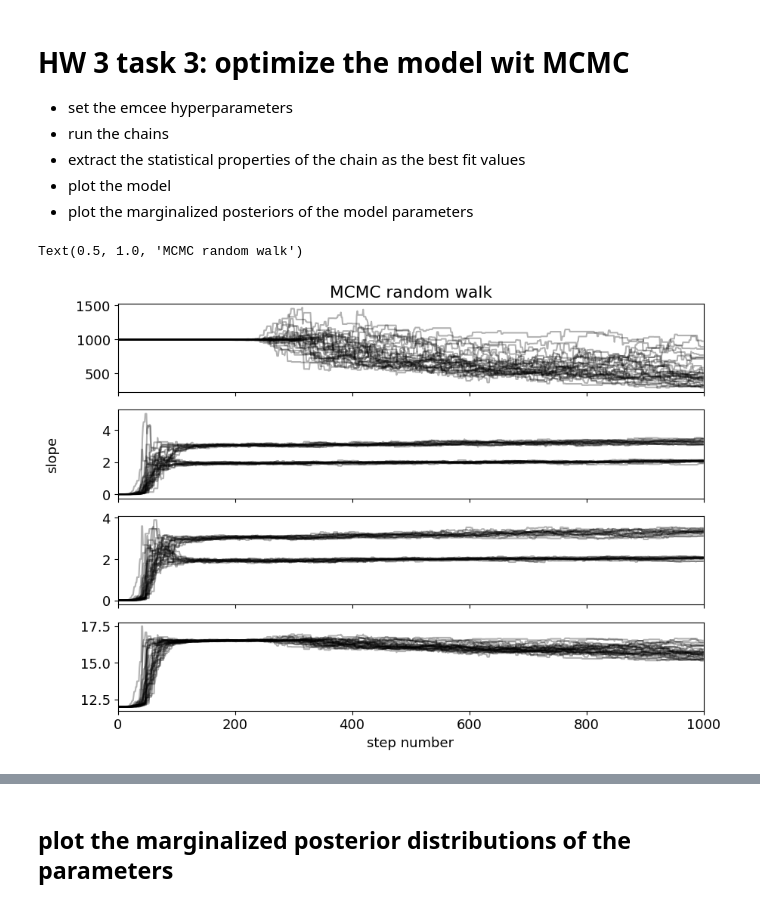
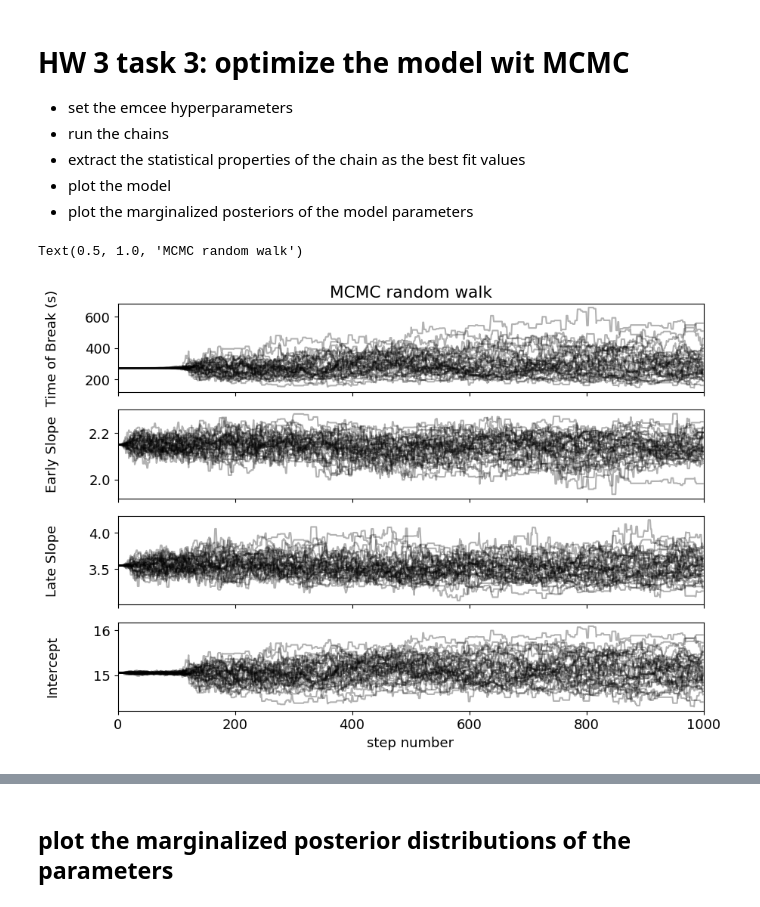
Before and after one commit to jarrodsb/DSPS_JBieber, a Jupyter notebook: HW6/Second_Half_fitlinetogrbafterglow_mcmc_Bieber_dsps25.ipynb, the cells around one changed output, grey strips where cells are left out. Cells and saved outputs as stored; diff of their text form; code cells hidden in the pictures.

```diff
--- a/HW6/Second_Half_fitlinetogrbafterglow_mcmc_Bieber_dsps25.ipynb
+++ b/HW6/Second_Half_fitlinetogrbafterglow_mcmc_Bieber_dsps25.ipynb
@@ -739,7 +734,7 @@ def bpl (theta, t):
     # Use the provided formula for magnitude
     return b - np.log10(((t/tb)**(-a1) + (t/tb)**(-a2)))
 # %%
-def log_likelihood_bpl(theta, t, y, yerr):
+def log_likelihood_bpl(theta, x, y, yerr):
   # use the same log_likelihood as before (chi2) but with the new model
   #theta is [Tb, a1, a2, b]
   #t is linear time
@@ -747,10 +742,10 @@ def log_likelihood_bpl(theta, t, y, yerr):
   #yerr is magnitude error
   #print(f"Testing parameters: Tb={theta[0]}, a1={theta[1]}, a2={theta[2]}, b={theta[3]}") # Add this print statement
   #chi2 likelihood : (data-model)**2 / uncertainty **2
-  return -0.5 * np.sum(((y - bpl(theta, t))**2) / yerr**2)
+  return -0.5 * np.sum(((y - bpl(theta, x))**2) / yerr**2)
 
 
-def log_prior_bpl(theta, t):
+def log_prior_bpl(theta):
   # similar to before, but choose relevant regions of avoidance based on the description of the model
   tb, a1, a2, b = theta
   # Priors: Tb is within data range, slopes are positive, b is reasonable magnitude offset
@@ -759,12 +754,12 @@ def log_prior_bpl(theta, t):
   return -np.inf
 
 
-def log_posterior_bpl(theta, t, y, yerr):
+def log_posterior_bpl(theta, x, y, yerr):
   # posterior ~ likelihood * prior => log_posterior ~ log_likelihood + log_prior
-  lp_bpl = log_prior_bpl(theta, t)
+  lp_bpl = log_prior_bpl(theta)
   if not np.isfinite(lp_bpl):
     return -np.inf
-  return lp_bpl + log_likelihood_bpl(theta, t, y, yerr)
+  return lp_bpl + log_likelihood_bpl(theta, x, y, yerr)
 # %% [markdown]
 # HW part 3 task 2:
 Find the initial starting point as a stochastic gradient descent minimization of the log likelihood
@@ -833,7 +828,8 @@ Figure 8: A plot of the error bars of our GRB afterglow data, overlayed with a b
 - plot the marginalized posteriors of the model parameters
 # %%
 # set the emcee hyperparameters
-ig = [1000, 0.005, 0.0025, 12]
+#ig = [1000, 0.005, 0.0025, 12]
+ig = [273, 2.15, 3.55, 15.05]
 
 #initialize N walkers
 nwalkers = 32
@@ -851,18 +847,22 @@ sampler.run_mcmc(pos, 1_000, progress=True); #progress=True show the dynamic per
 # %%
 #plot the chains
 fig, axes = plt.subplots(ndim, figsize=(10, 7), sharex=True)
 samples = sampler.get_chain()
 
 for i in range(ndim):
     ax = axes[i]
     ax.plot(samples[:, :, i], "k", alpha=0.3)
     ax.set_xlim(0, len(samples))
     ax.yaxis.set_label_coords(-0.1, 0.5)
 
 axes[-1].set_xlabel("step number");
-axes[1].set_ylabel("slope")
+
+axes[0].set_ylabel("Time of Break (s)")
+axes[1].set_ylabel("Early Slope")
+axes[2].set_ylabel("Late Slope")
+axes[3].set_ylabel("Intercept")
+
 axes[0].set_title("MCMC random walk")
-#ax.title("MCMC random walk")
 # %% [output]
 Text(0.5, 1.0, 'MCMC random walk')
-[figure, old version]
+[figure, new version]
```
Also changed, not shown: parts of 21 cells of this notebook.
